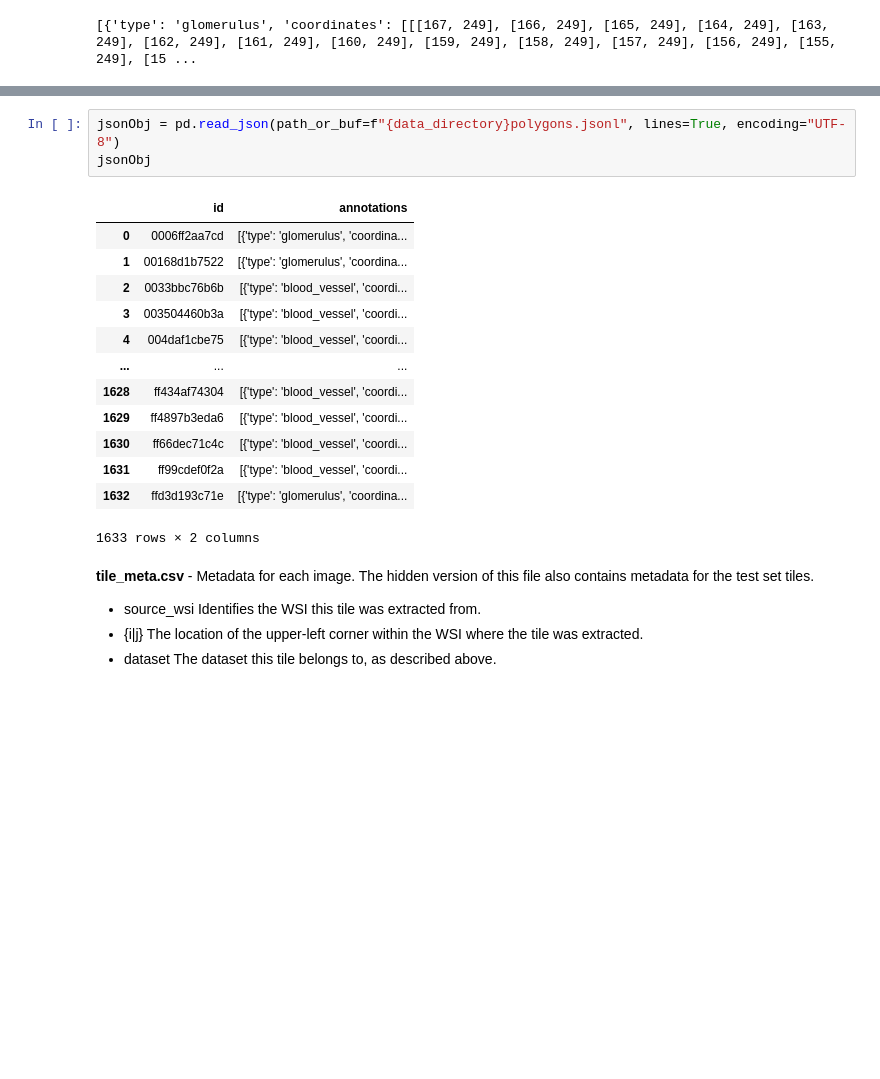
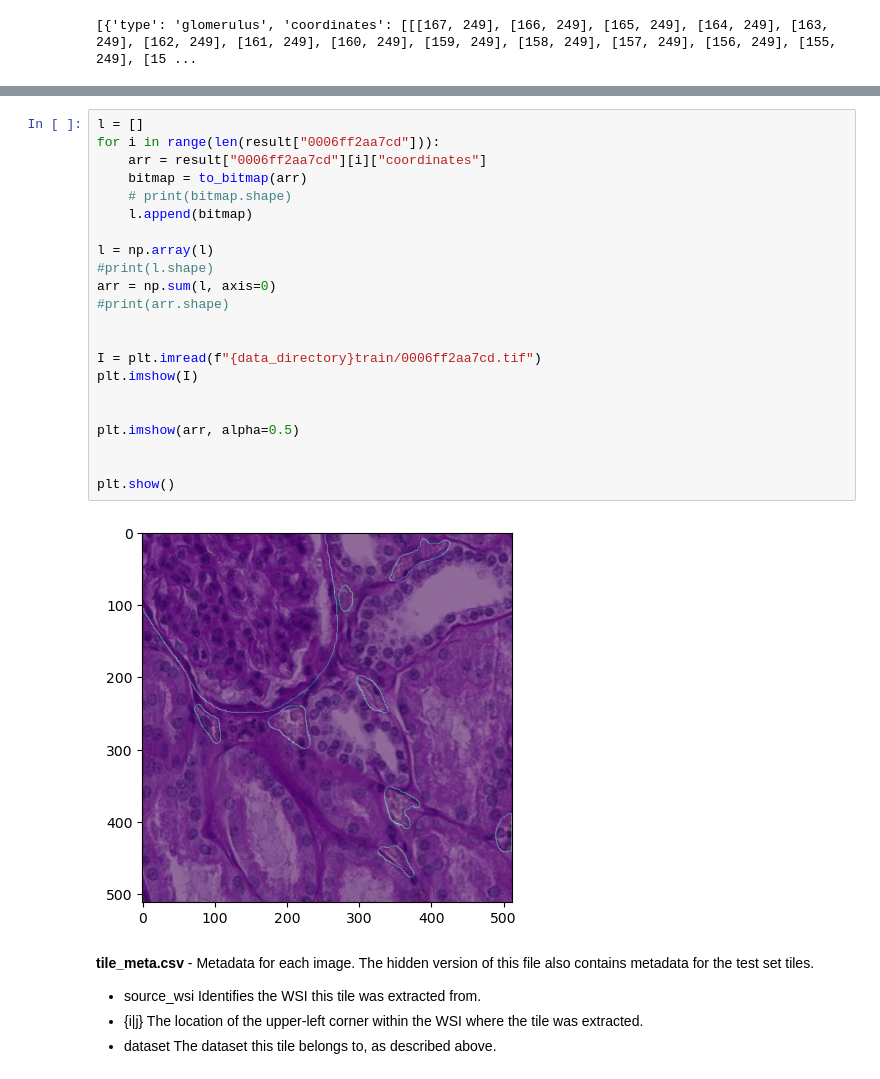
Before and after one commit to YannickGibson/hacking_the_human, a Jupyter notebook: main.ipynb, the cells around one changed output, grey strips where cells are left out. Saved outputs shown, nothing was run; the diff lists cells and outputs as text; blank space fills up the shorter version.

```diff
--- a/main.ipynb
+++ b/main.ipynb
@@ -118,20 +145,27 @@ plt.show()
-# %%
-jsonObj = pd.read_json(path_or_buf=f"{data_directory}polygons.jsonl", lines=True, encoding="UTF-8")
-jsonObj
-# %% [output]
-|  | id | annotations |
-| 0 | 0006ff2aa7cd | [{'type': 'glomerulus', 'coordina... |
-| 1 | 00168d1b7522 | [{'type': 'glomerulus', 'coordina... |
-| 2 | 0033bbc76b6b | [{'type': 'blood_vessel', 'coordi... |
-| 3 | 003504460b3a | [{'type': 'blood_vessel', 'coordi... |
-| 4 | 004daf1cbe75 | [{'type': 'blood_vessel', 'coordi... |
-| ... | ... | ... |
-| 1628 | ff434af74304 | [{'type': 'blood_vessel', 'coordi... |
-| 1629 | ff4897b3eda6 | [{'type': 'blood_vessel', 'coordi... |
-| 1630 | ff66dec71c4c | [{'type': 'blood_vessel', 'coordi... |
-| 1631 | ff99cdef0f2a | [{'type': 'blood_vessel', 'coordi... |
-| 1632 | ffd3d193c71e | [{'type': 'glomerulus', 'coordina... |
-1633 rows × 2 columns
+# %%
+l = []
+for i in range(len(result["0006ff2aa7cd"])):
+    arr = result["0006ff2aa7cd"][i]["coordinates"]
+    bitmap = to_bitmap(arr)
+    # print(bitmap.shape)
+    l.append(bitmap)
+
+l = np.array(l)
+#print(l.shape)
+arr = np.sum(l, axis=0)
+#print(arr.shape)
+
+
+I = plt.imread(f"{data_directory}train/0006ff2aa7cd.tif")
+plt.imshow(I)
+
+
+plt.imshow(arr, alpha=0.5)
+
+
+plt.show()
+# %% [output]
+[figure, added]
 # %% [markdown]
 **tile_meta.csv** - Metadata for each image. The hidden version of this file also contains metadata for the test set tiles.
 * source_wsi Identifies the WSI this tile was extracted from.
```
Also changed, not shown: parts of 7 cells of this notebook, 1 other file.
